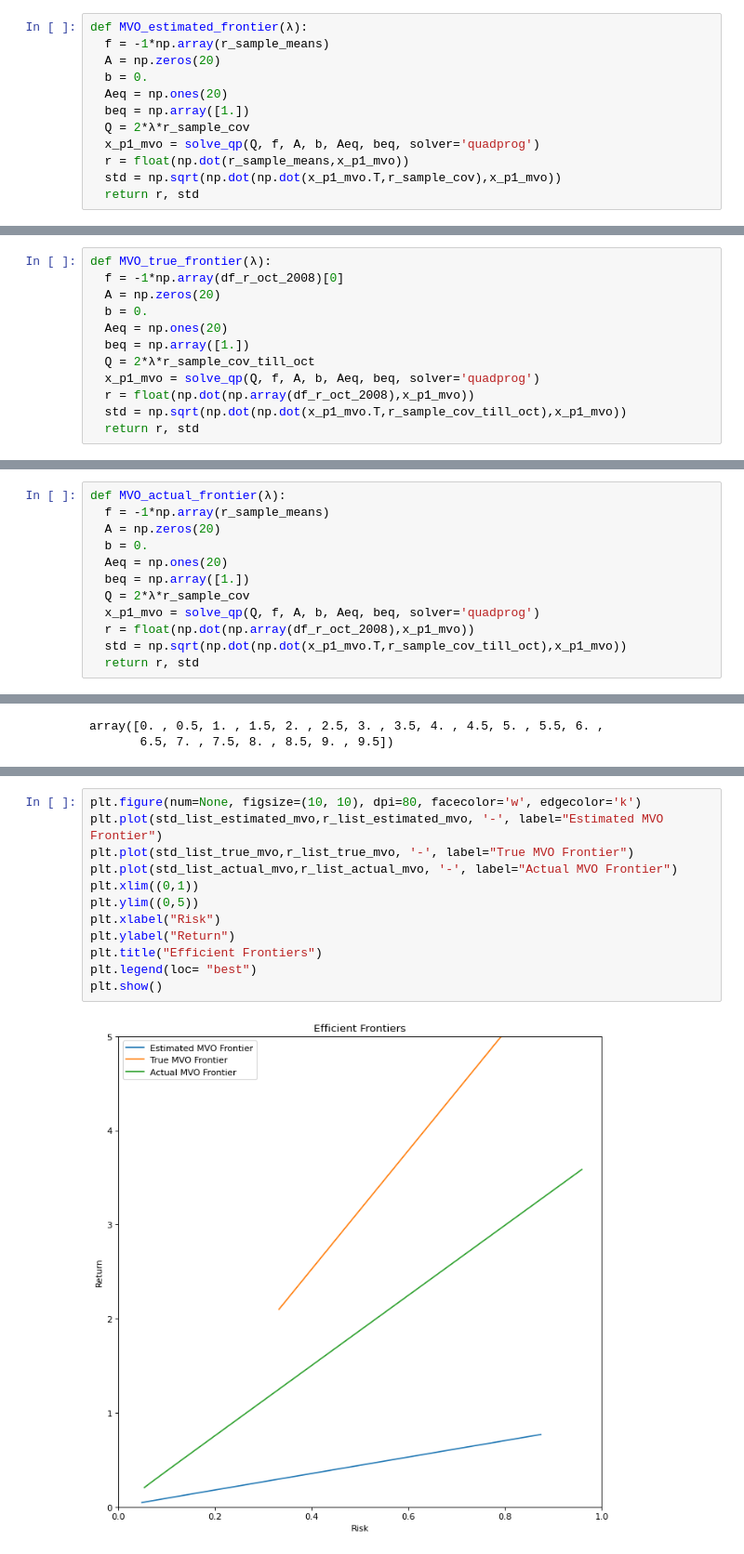
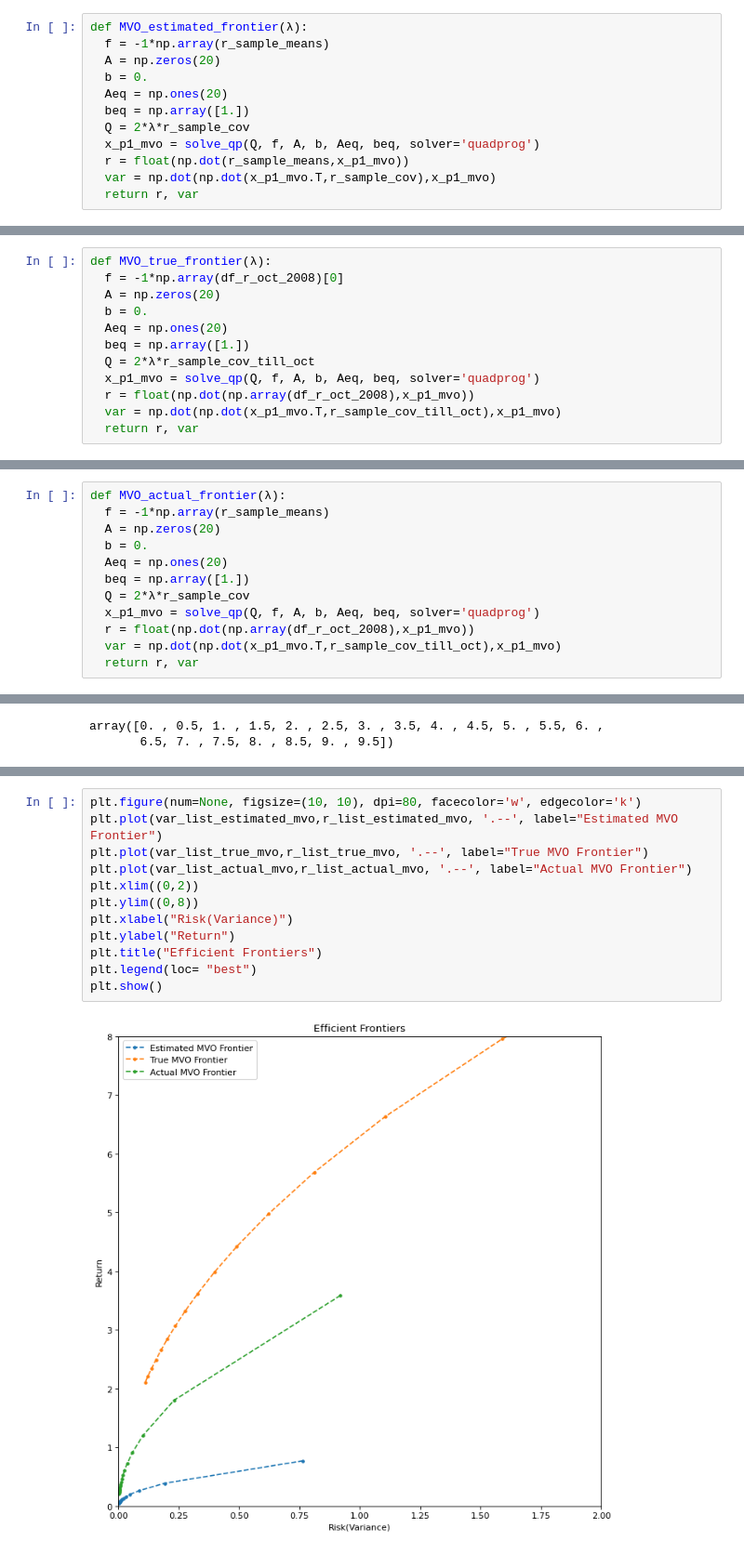
Before and after one commit to YixiaoHong/Finencial-Engineering-P1, a Jupyter notebook: project11.ipynb, the cells around one changed output, grey strips where cells are left out. Shown: that part at 93% size. Saved outputs shown, nothing was run; the diff lists cells and outputs as text.

```diff
--- a/project11.ipynb
+++ b/project11.ipynb
@@ -964,8 +964,8 @@ def MVO_estimated_frontier(λ):
   Q = 2*λ*r_sample_cov
   x_p1_mvo = solve_qp(Q, f, A, b, Aeq, beq, solver='quadprog')
   r = float(np.dot(r_sample_means,x_p1_mvo))
-  std = np.sqrt(np.dot(np.dot(x_p1_mvo.T,r_sample_cov),x_p1_mvo))
-  return r, std
+  var = np.dot(np.dot(x_p1_mvo.T,r_sample_cov),x_p1_mvo)
+  return r, var
 # %% [markdown]
 ### 9.0.2 Function for true MVO Frontier
 # %%
@@ -978,8 +978,8 @@ def MVO_true_frontier(λ):
   Q = 2*λ*r_sample_cov_till_oct
   x_p1_mvo = solve_qp(Q, f, A, b, Aeq, beq, solver='quadprog')
   r = float(np.dot(np.array(df_r_oct_2008),x_p1_mvo))
-  std = np.sqrt(np.dot(np.dot(x_p1_mvo.T,r_sample_cov_till_oct),x_p1_mvo))
-  return r, std
+  var = np.dot(np.dot(x_p1_mvo.T,r_sample_cov_till_oct),x_p1_mvo)
+  return r, var
 # %% [markdown]
 ### 9.0.3 Function for actual MVO Frontier
 # %%
@@ -992,8 +992,8 @@ def MVO_actual_frontier(λ):
   Q = 2*λ*r_sample_cov
   x_p1_mvo = solve_qp(Q, f, A, b, Aeq, beq, solver='quadprog')
   r = float(np.dot(np.array(df_r_oct_2008),x_p1_mvo))
-  std = np.sqrt(np.dot(np.dot(x_p1_mvo.T,r_sample_cov_till_oct),x_p1_mvo))
-  return r, std
+  var = np.dot(np.dot(x_p1_mvo.T,r_sample_cov_till_oct),x_p1_mvo)
+  return r, var
 # %% [markdown]
 ### 9.0.4 Function for actual RMVO Frontier
 # %%
@@ -1161,16 +1161,16 @@ for l in lambda_list:
 # %%
 plt.figure(num=None, figsize=(10, 10), dpi=80, facecolor='w', edgecolor='k')
-plt.plot(std_list_estimated_mvo,r_list_estimated_mvo, '-', label="Estimated MVO Frontier")
-plt.plot(std_list_true_mvo,r_list_true_mvo, '-', label="True MVO Frontier")
-plt.plot(std_list_actual_mvo,r_list_actual_mvo, '-', label="Actual MVO Frontier")
-plt.xlim((0,1))
-plt.ylim((0,5))
-plt.xlabel("Risk")
+plt.plot(var_list_estimated_mvo,r_list_estimated_mvo, '.--', label="Estimated MVO Frontier")
+plt.plot(var_list_true_mvo,r_list_true_mvo, '.--', label="True MVO Frontier")
+plt.plot(var_list_actual_mvo,r_list_actual_mvo, '.--', label="Actual MVO Frontier")
+plt.xlim((0,2))
+plt.ylim((0,8))
+plt.xlabel("Risk(Variance)")
 plt.ylabel("Return")
 plt.title("Efficient Frontiers")
 plt.legend(loc= "best")
 plt.show()
 # %% [output]
-[figure, old version]
+[figure, new version]
 # %%
 plt.figure(num=None, figsize=(10, 10), dpi=80, facecolor='w', edgecolor='k')
```
Also changed, not shown: parts of 9 cells of this notebook.
